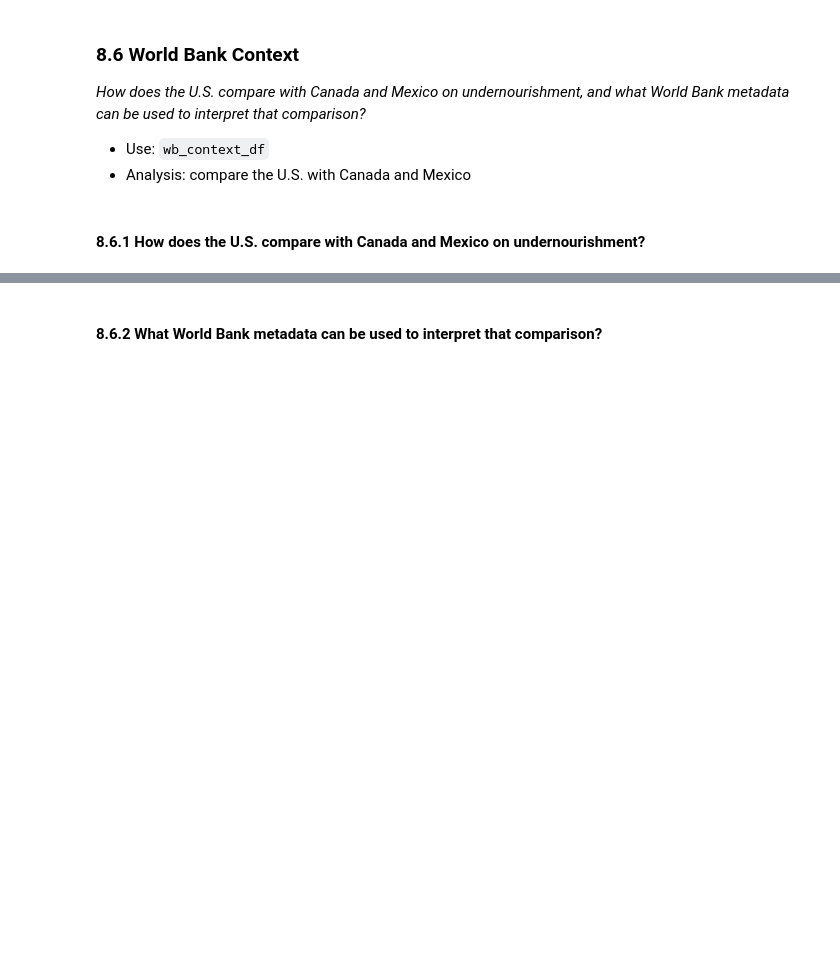
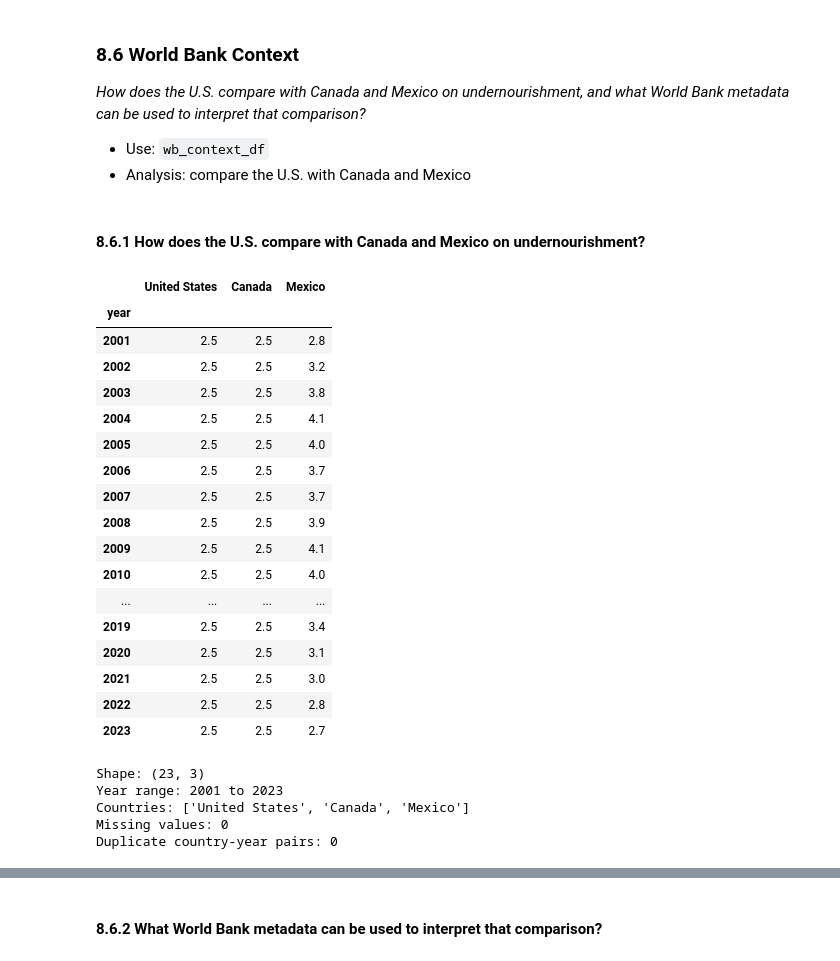
Before and after one commit to MichaelBujard/notebook-portfolio-project-0, a Jupyter notebook: notebooks/food_insecurity_analysis.ipynb, the cells around one changed output, grey strips where cells are left out. Cells and saved outputs as stored; diff of their text form; code cells hidden in the pictures; blank space fills up the shorter version.

```diff
--- a/notebooks/food_insecurity_analysis.ipynb
+++ b/notebooks/food_insecurity_analysis.ipynb
@@ -3241,2 +3257,75 @@ Across 2017–2024, Not in labor force due to disability had the highest estimat
 # %% [markdown]
 #### 8.6.1 How does the U.S. compare with Canada and Mexico on undernourishment?
+# %%
+historical_undernourishment_table = (
+    wb_context_df
+    .pivot(
+        index='year',
+        columns='country_name',
+        values='undernourishment_pct'
+    )
+    .sort_index()
+    .reindex(wb_country_order, axis=1)
+)
+
+historical_undernourishment_table.columns.name = None
+
+display(historical_undernourishment_table)
+# %% [output]
+|  | United States | Canada | Mexico |
+| year |  |  |  |
+| 2001 | 2.5 | 2.5 | 2.8 |
+| 2002 | 2.5 | 2.5 | 3.2 |
+| 2003 | 2.5 | 2.5 | 3.8 |
+| 2004 | 2.5 | 2.5 | 4.1 |
+| 2005 | 2.5 | 2.5 | 4.0 |
+| 2006 | 2.5 | 2.5 | 3.7 |
+| 2007 | 2.5 | 2.5 | 3.7 |
+| 2008 | 2.5 | 2.5 | 3.9 |
+| 2009 | 2.5 | 2.5 | 4.1 |
+| 2010 | 2.5 | 2.5 | 4.0 |
+| ... | ... | ... | ... |
+| 2019 | 2.5 | 2.5 | 3.4 |
+| 2020 | 2.5 | 2.5 | 3.1 |
+| 2021 | 2.5 | 2.5 | 3.0 |
+| 2022 | 2.5 | 2.5 | 2.8 |
+| 2023 | 2.5 | 2.5 | 2.7 |
+# %%
+expected_wb_years = list(range(2001, 2024))
+
+duplicate_country_year_pairs = wb_context_df.duplicated(
+    subset=['country_name', 'year']
+).sum()
+
+print('Shape:', historical_undernourishment_table.shape)
+print(
+    'Year range:',
+    historical_undernourishment_table.index.min(),
+    'to',
+    historical_undernourishment_table.index.max()
+)
+print(
+    'Countries:',
+    historical_undernourishment_table.columns.tolist()
+)
+print(
+    'Missing values:',
+    historical_undernourishment_table.isna().sum().sum()
+)
+print(
+    'Duplicate country-year pairs:',
+    duplicate_country_year_pairs
+)
+
+assert historical_undernourishment_table.shape == (23, 3)
+assert historical_undernourishment_table.index.tolist() == expected_wb_years
+assert historical_undernourishment_table.columns.tolist() == wb_country_order
+assert historical_undernourishment_table.index.is_unique
+assert not historical_undernourishment_table.isna().any().any()
+assert duplicate_country_year_pairs == 0
+# %% [output]
+Shape: (23, 3)
+Year range: 2001 to 2023
+Countries: ['United States', 'Canada', 'Mexico']
+Missing values: 0
+Duplicate country-year pairs: 0
```
Also changed, not shown: parts of 14 cells of this notebook, 1 other file.
